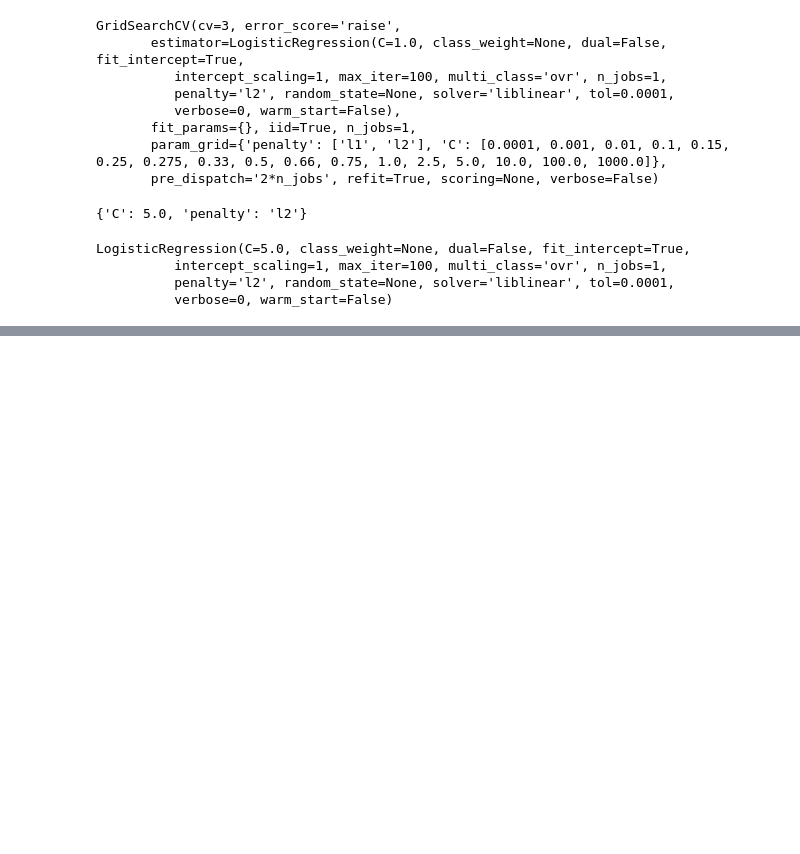
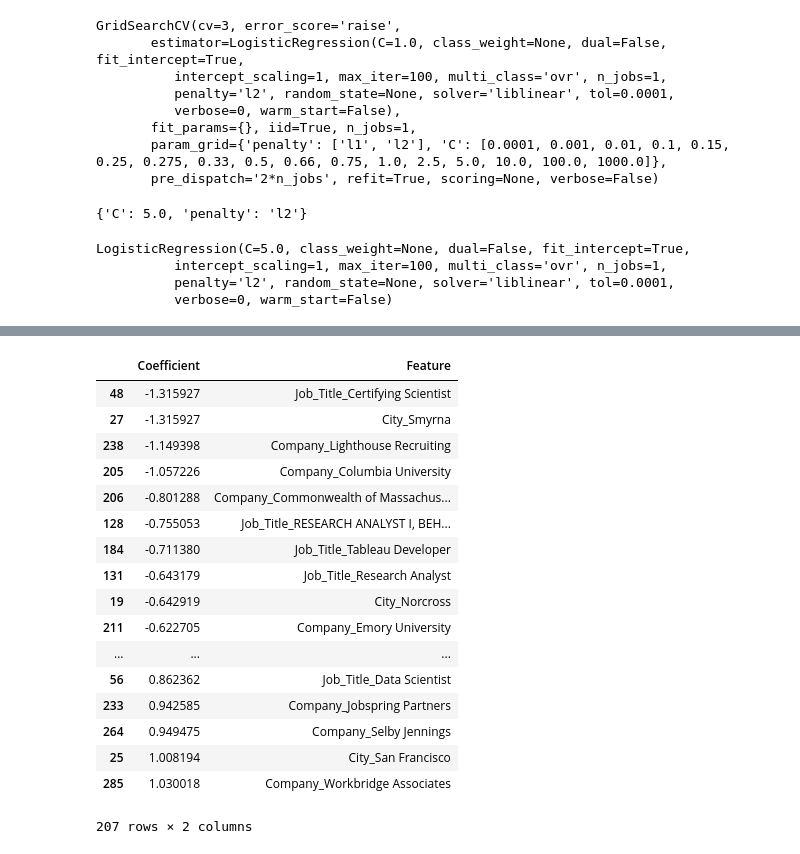
Before and after one commit to spockl/GA-DSI, a Jupyter notebook: projects/projects-weekly/project-04/Pocklington_Project4.ipynb, the cells around one changed output, grey strips where cells are left out. Drawn from its saved outputs; the diff is of its cells as text; code cells hidden in the pictures; blank space fills up the shorter version.

```diff
--- a/projects/projects-weekly/project-04/Pocklington_Project4.ipynb
+++ b/projects/projects-weekly/project-04/Pocklington_Project4.ipynb
@@ -401,0 +402,27 @@ avg / total       0.90      0.89      0.89        83
+# %%
+def examine_coefficients(model, df):
+   df = pd.DataFrame(
+       { 'Coefficient' : model.coef_[0] , 'Feature' : df.columns}
+   ).sort_values(by='Coefficient')
+   return df[df.Coefficient !=0 ]
+
+examine_coefficients(model, X)
+# %% [output]
+|  | Coefficient | Feature |
+| 48 | -1.315927 | Job_Title_Certifying Scientist |
+| 27 | -1.315927 | City_Smyrna |
+| 238 | -1.149398 | Company_Lighthouse Recruiting |
+| 205 | -1.057226 | Company_Columbia University |
+| 206 | -0.801288 | Company_Commonwealth of Massachus... |
+| 128 | -0.755053 | Job_Title_RESEARCH ANALYST I, BEH... |
+| 184 | -0.711380 | Job_Title_Tableau Developer |
+| 131 | -0.643179 | Job_Title_Research Analyst |
+| 19 | -0.642919 | City_Norcross |
+| 211 | -0.622705 | Company_Emory University |
+| ... | ... | ... |
+| 56 | 0.862362 | Job_Title_Data Scientist |
+| 233 | 0.942585 | Company_Jobspring Partners |
+| 264 | 0.949475 | Company_Selby Jennings |
+| 25 | 1.008194 | City_San Francisco |
+| 285 | 1.030018 | Company_Workbridge Associates |
+207 rows × 2 columns
```
Also changed, not shown: parts of 1 cell of this notebook.
